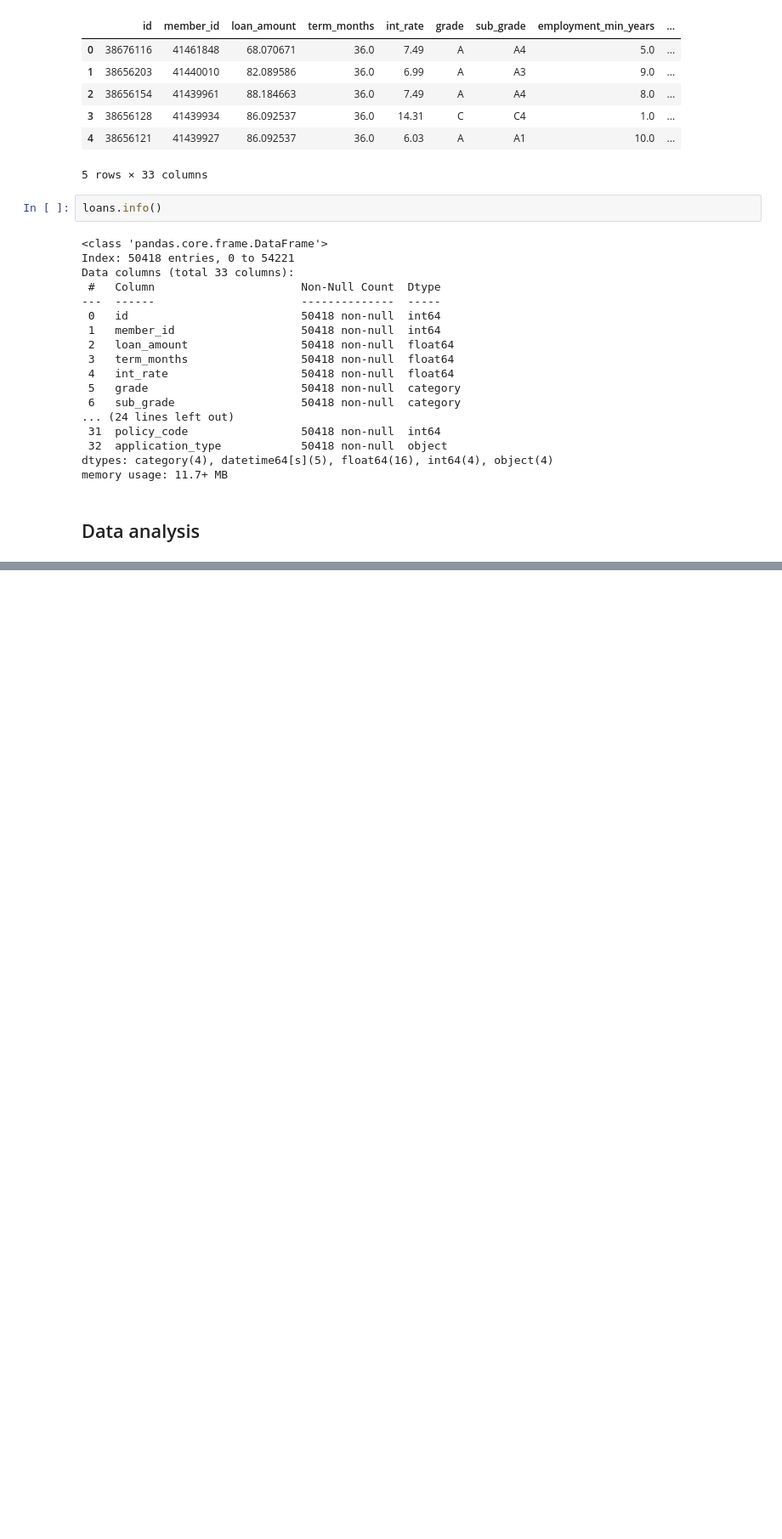
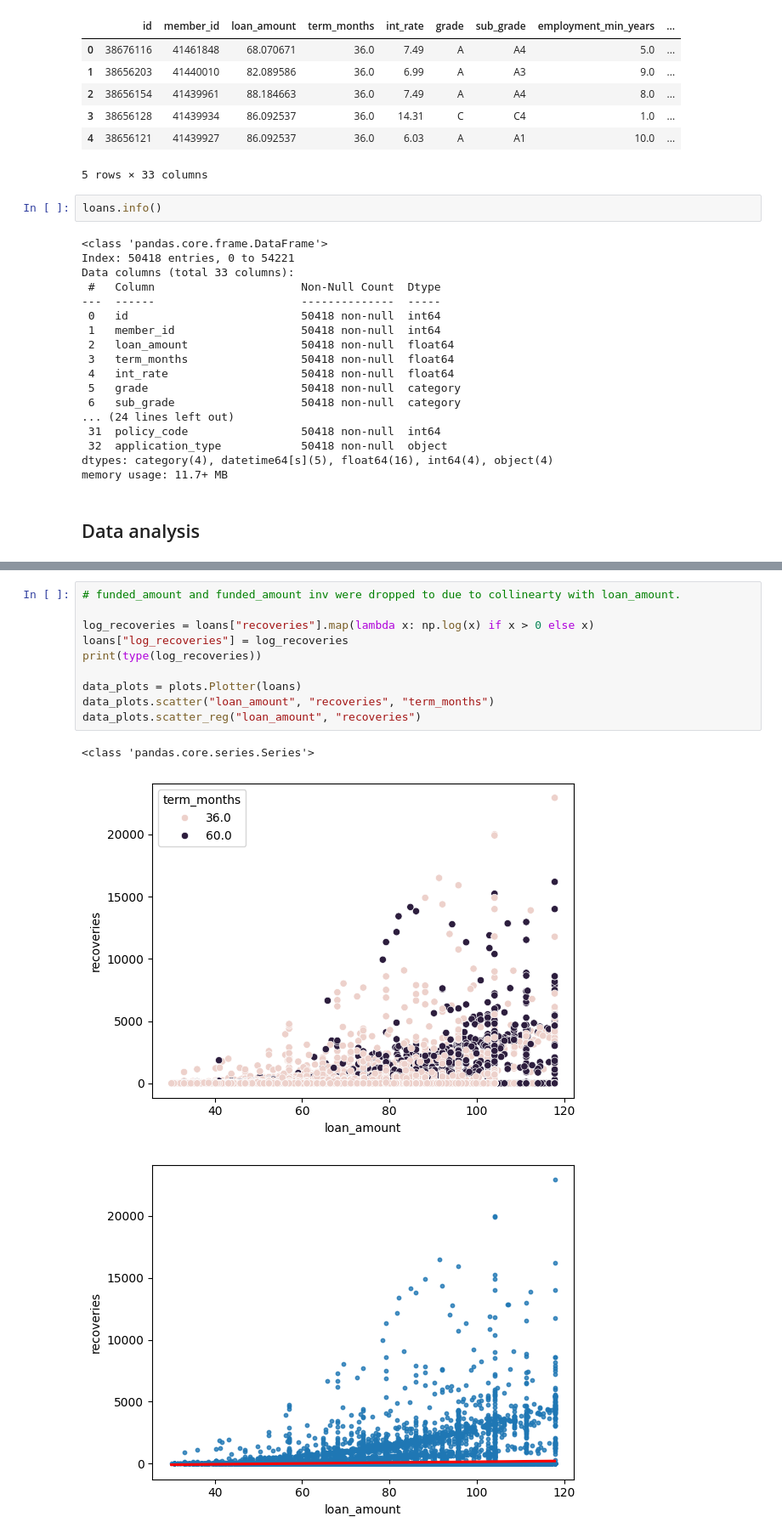
Before and after one commit to armazzer/customer_loans, a Jupyter notebook: analysis_and_visualisation.ipynb, the cells around one changed output, grey strips where cells are left out. Shown at 85% size. Cells and saved outputs as stored; diff of their text form; blank space fills up the shorter version.

Commit message:
Updates analysis_and_visualisation. Starts analysis.

```diff
--- a/analysis_and_visualisation.ipynb
+++ b/analysis_and_visualisation.ipynb
@@ -40,0 +49,14 @@ memory usage: 11.7+ MB
+# %%
+# funded_amount and funded_amount inv were dropped to due to collinearty with loan_amount.
+
+log_recoveries = loans["recoveries"].map(lambda x: np.log(x) if x > 0 else x)
+loans["log_recoveries"] = log_recoveries
+print(type(log_recoveries))
+
+data_plots = plots.Plotter(loans)
+data_plots.scatter("loan_amount", "recoveries", "term_months")
+data_plots.scatter_reg("loan_amount", "recoveries")
+# %% [output]
+<class 'pandas.core.series.Series'>
+[figure, added]
+[figure, added]
```
Also changed, not shown: parts of 2 cells of this notebook.
